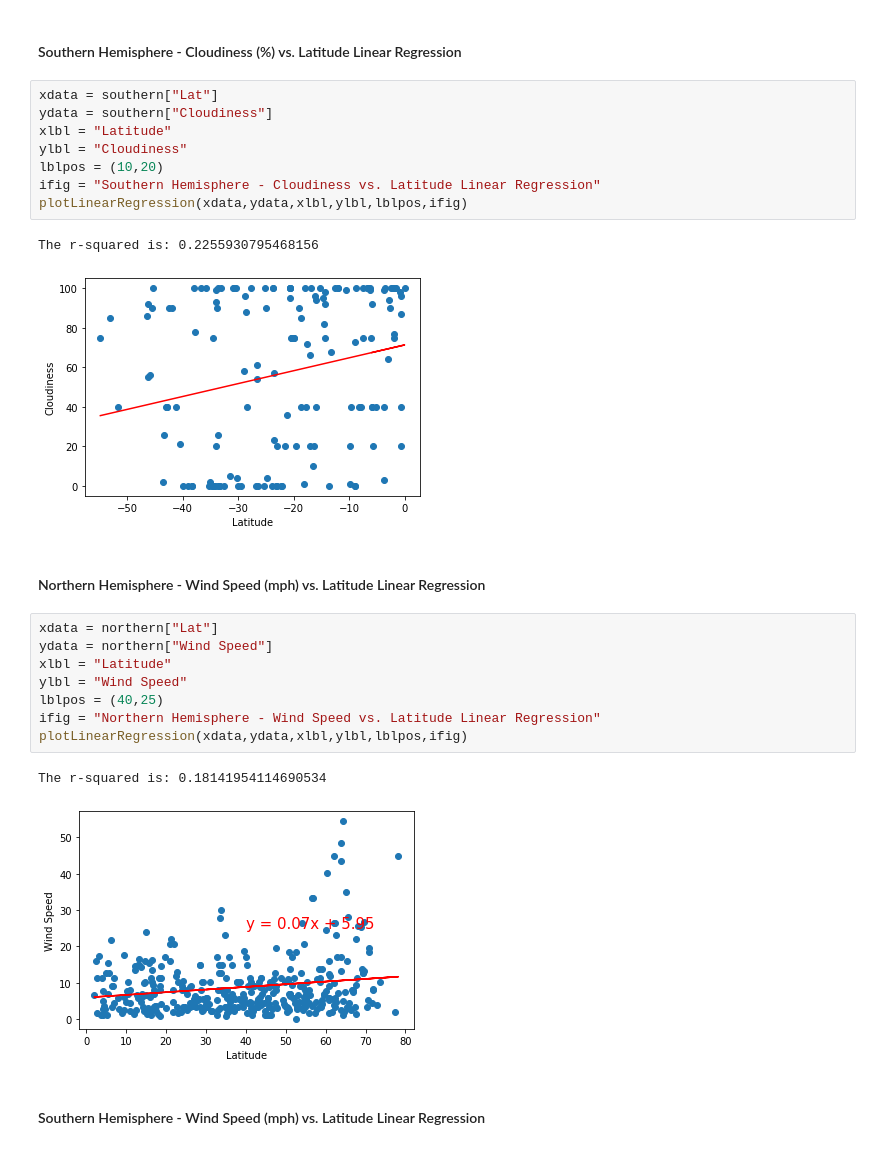
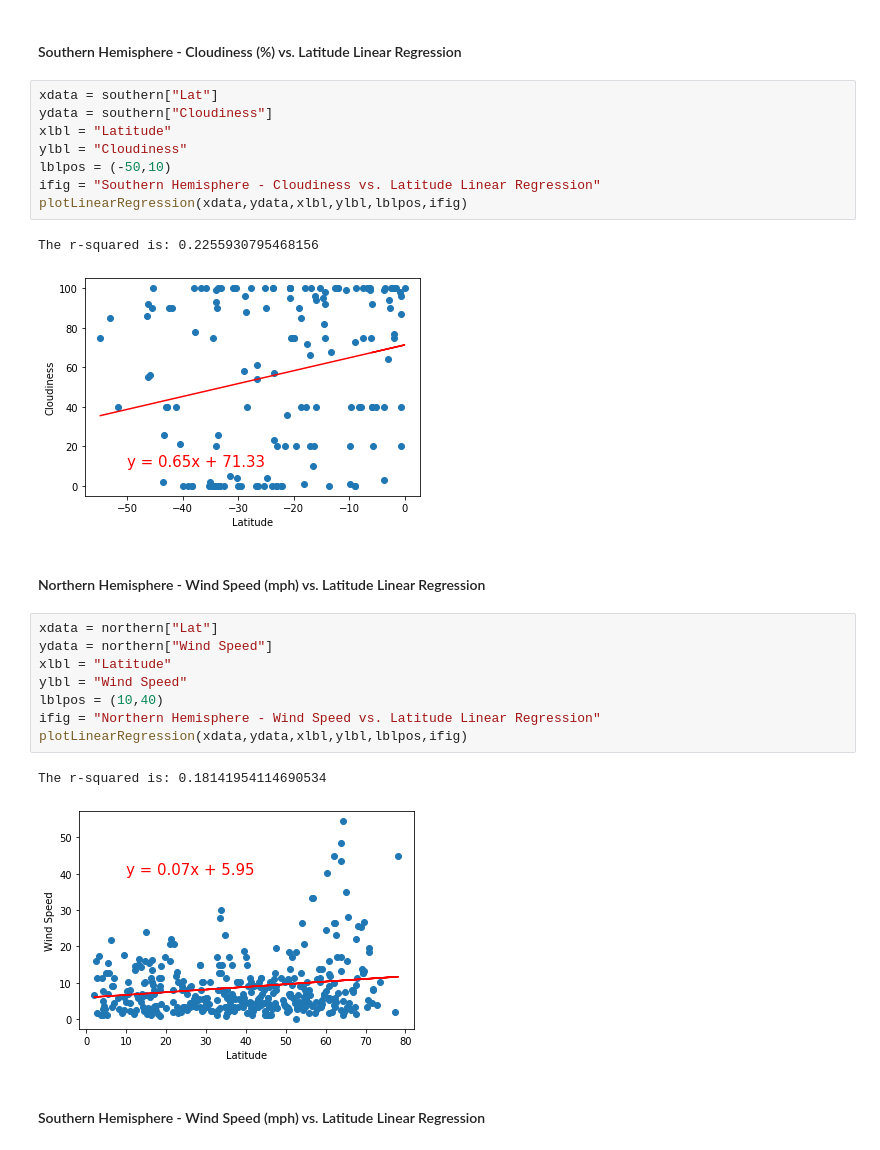
Before and after one commit to teomotun/Vacation-Planner, a Jupyter notebook: WeatherPy/WeatherPy.ipynb, the cells around one changed output. Cells and saved outputs as stored; diff of their text form.

```diff
--- a/WeatherPy/WeatherPy.ipynb
+++ b/WeatherPy/WeatherPy.ipynb
@@ -305,14 +301,14 @@ The r-squared is: 0.2040871725935621
 # %%
 xdata = southern["Lat"]
 ydata = southern["Cloudiness"]
 xlbl = "Latitude"
 ylbl = "Cloudiness"
-lblpos = (10,20)
+lblpos = (-50,10)
 ifig = "Southern Hemisphere - Cloudiness vs. Latitude Linear Regression"
 plotLinearRegression(xdata,ydata,xlbl,ylbl,lblpos,ifig)
 # %% [output]
 The r-squared is: 0.2255930795468156
-[figure, old version]
+[figure, new version]
 # %% [markdown]
 ####  Northern Hemisphere - Wind Speed (mph) vs. Latitude Linear Regression
 # %%
@@ -320,12 +316,12 @@ xdata = northern["Lat"]
 ydata = northern["Wind Speed"]
 xlbl = "Latitude"
 ylbl = "Wind Speed"
-lblpos = (40,25)
+lblpos = (10,40)
 ifig = "Northern Hemisphere - Wind Speed vs. Latitude Linear Regression"
 plotLinearRegression(xdata,ydata,xlbl,ylbl,lblpos,ifig)
 # %% [output]
 The r-squared is: 0.18141954114690534
-[figure, old version]
+[figure, new version]
 # %% [markdown]
 ####  Southern Hemisphere - Wind Speed (mph) vs. Latitude Linear Regression
 # %%
```
Also changed, not shown: parts of 10 cells of this notebook, 7 other files.
